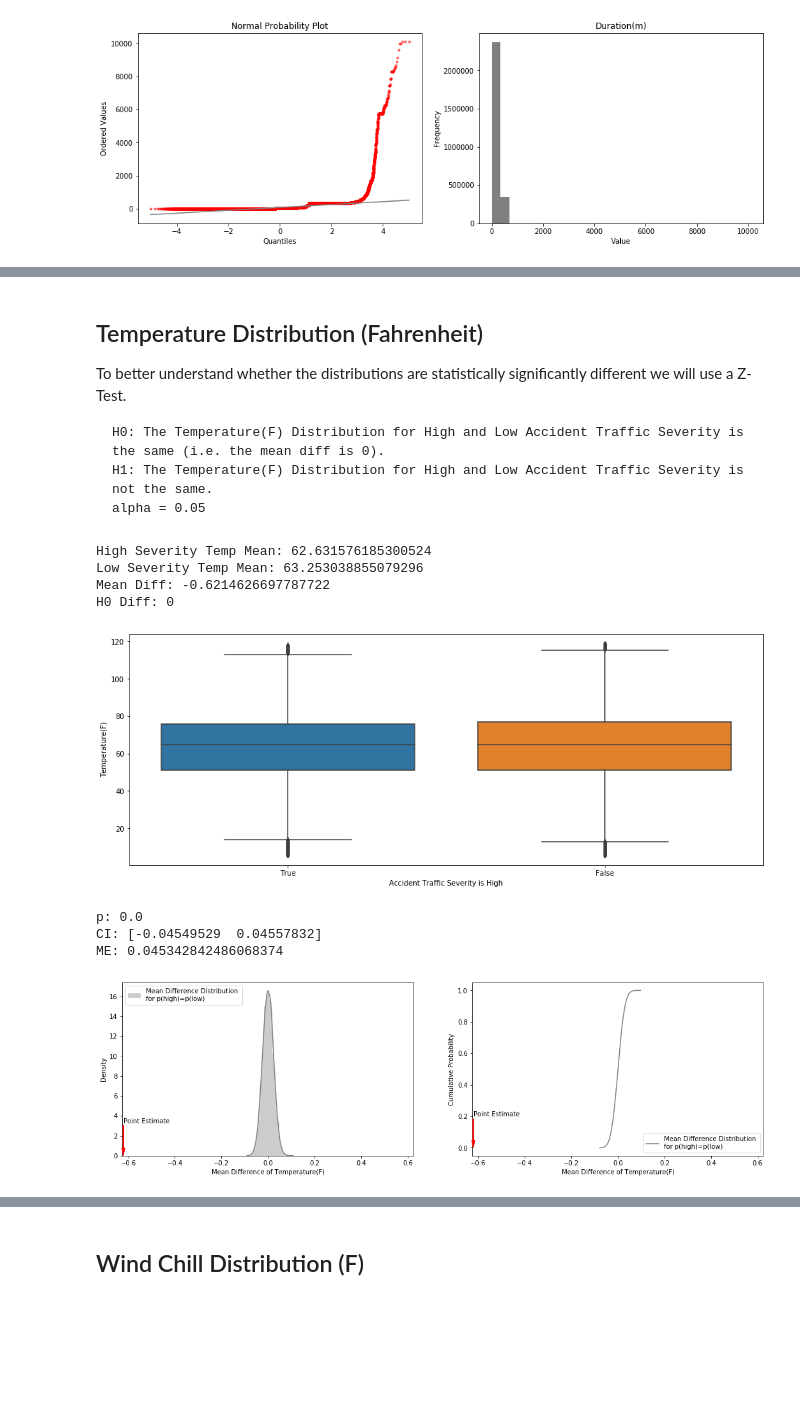
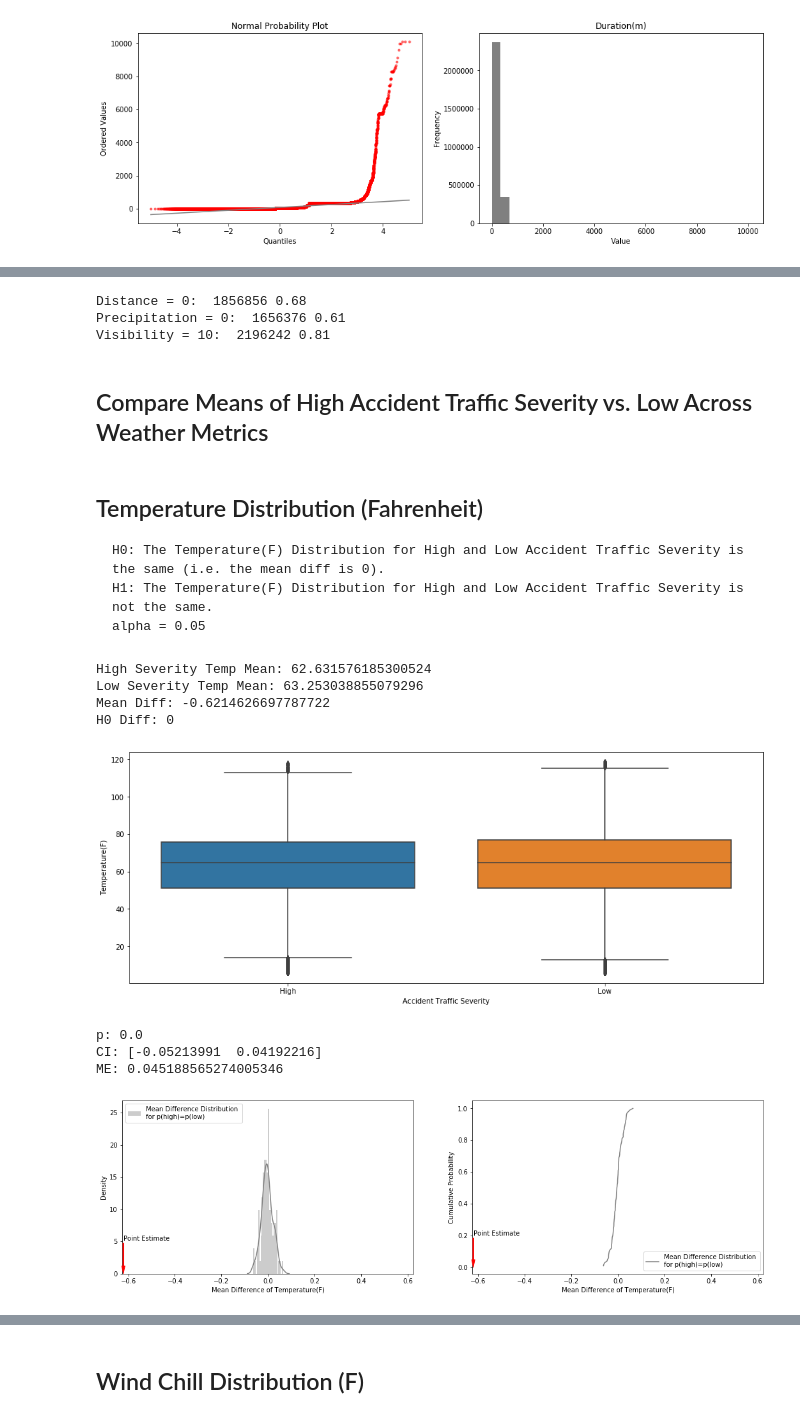
Before and after one commit to gibsongGH/Weather-Accident-Severity, a Jupyter notebook: notebooks/_Step 3 - Inferential Statistical Tests.ipynb, the cells around one changed output, grey strips where cells are left out. Cells and saved outputs as stored; diff of their text form; code cells hidden in the pictures; blank space fills up the shorter version.

```diff
--- a/notebooks/_Step 3 - Inferential Statistical Tests.ipynb
+++ b/notebooks/_Step 3 - Inferential Statistical Tests.ipynb
@@ -53,31 +62,40 @@ mpl.rcParams['figure.figsize'] = (16,6)
 # Define common statistical support functions
 
 # Comparison Function Difference of Means
-def mean_diff(data1,data2):
+def mean_diff(data1, data2):
     mean1 = np.mean(data1)
     mean2 = np.mean(data2)
     return mean1 - mean2
 
 # Permutation Sample Function
-def permutation_sample(data1,data2):
+def permutation_sample(data1, data2):
     """
     Creates a Permutation Sample from two data sets and returns two permutated samples
     with the same length as the original sets.
     """
-    data_both = np.concatenate((data1,data2))
+    data_both = np.concatenate((data1, data2))
     data_perm = np.random.permutation(data_both)
     perm_sample_1 = data_perm[:len(data1)]
     perm_sample_2 = data_perm[len(data1):]
-    return (perm_sample_1,perm_sample_2)
+    return (perm_sample_1, perm_sample_2)
 
 # Generate Permutation Replicates
-def draw_perm_reps(data1,data2,func,size=1):
+def draw_perm_reps(data1, data2, func, size=1):
     perm_replicates = np.empty(size)
     for i in range(size):
-        perm_sample_1,perm_sample_2 = permutation_sample(data1,data2)
-        perm_replicates[i] = func(perm_sample_1,perm_sample_2)
+        perm_sample_1, perm_sample_2 = permutation_sample(data1, data2)
+        perm_replicates[i] = func(perm_sample_1, perm_sample_2)
 
     return perm_replicates
+
+# Generate Subsample
+def sub_sample_mean(data, size=1000, count=100):
+    sub_sample = np.empty(count)
+    for i in range(count):
+        sub_sample_each = data.sample(n=size)
+        sub_sample[i] = np.mean(sub_sample_each)
+
+    return sub_sample
 
 # Empirical Cumulative Distribution Function
 def ecdf(data):
@@ -93,8 +111,8 @@ def ecdf(data):
     return x,y
 
 # p-values, confidence intervals, margin of error
-def test_mean_diff(data1,data2,mean_diff_val,h0_diff=0):
-    perm_replicates = draw_perm_reps(data1,data2,mean_diff,100)
+def test_mean_diff(data1, data2, mean_diff_val, count, h0_diff=0):
+    perm_replicates = draw_perm_reps(data1, data2, mean_diff, count)
 
     if mean_diff_val > 0:
         p = np.sum(perm_replicates >= mean_diff_val) / len(perm_replicates)
@@ -109,7 +127,7 @@ def test_mean_diff(data1,data2,mean_diff_val,h0_diff=0):
     ME = CI[1] - np.mean(perm_replicates)
     print("ME: {}".format(ME))
 
-    fig, (ax1,ax2) = plt.subplots(1,2,figsize=(18,5))
+    fig, (ax1, ax2) = plt.subplots(1, 2, figsize=(18, 5))
 
     plt.subplot(1,2,1)
 
@@ -192,6 +222,23 @@ The following box plots look similar to the eye, but with a p-value at zero, the
+# %%
+# Features with high percentage at default setting
+
+print("Distance = 0: ", train['Distance(mi)'][train['Distance(mi)'] ==0].count(), round(train['Distance(mi)'][train['Distance(mi)'] ==0].count()/ len(train),2))
+print("Precipitation = 0: ", train['Precipitation(in)'][train['Precipitation(in)'] ==0].count(), round(train['Precipitation(in)'][train['Precipitation(in)'] ==0].count()/ len(train),2))
+print("Visibility = 10: ", train['Visibility(mi)'][train['Visibility(mi)'] == 10].count(), round(train['Visibility(mi)'][train['Visibility(mi)'] ==10].count()/ len(train),2))
+# %% [output]
+Distance = 0:  1856856 0.68
+Precipitation = 0:  1656376 0.61
+Visibility = 10:  2196242 0.81
+# %%
+# Change defaulting features into binary columns
+
+train['DistanceZero'] = train['Distance(mi)'].apply(lambda x: 1 if x == 0 else 0)
+train['PrecipitationZero'] = train['Precipitation(in)'].apply(lambda x: 1 if x == 0 else 0)
+train['VisibilityTen'] = train['Distance(mi)'].apply(lambda x: 1 if x == 10 else 0)
+# %% [markdown]
+## Compare Means of High Accident Traffic Severity vs. Low Across Weather Metrics
 # %% [markdown]
 ## Temperature Distribution (Fahrenheit)
-To better understand whether the distributions are statistically significantly different we will use a Z-Test.
 
     H0: The Temperature(F) Distribution for High and Low Accident Traffic Severity is the same (i.e. the mean diff is 0).
     H1: The Temperature(F) Distribution for High and Low Accident Traffic Severity is not the same.
@@ -199,23 +246,23 @@ To better understand whether the distributions are statistically significantly d
 # %%
 high_temperature = high['Temperature(F)'].dropna()
 low_temperature = low['Temperature(F)'].dropna()
 
 high_low_diff = high_temperature.mean() - low_temperature.mean()
 h0_diff = 0
-print("High Severity Temp Mean: {}\nLow Severity Temp Mean: {}\nMean Diff: {}\nH0 Diff: {}".format(high_temperature.mean(), low_temperature.mean(), high_low_diff,h0_diff))
+print("High Severity Temp Mean: {}\nLow Severity Temp Mean: {}\nMean Diff: {}\nH0 Diff: {}".format(high_temperature.mean(), low_temperature.mean(), high_low_diff, h0_diff))
 
-sns.boxplot(x='SeverityLoHi',y='Temperature(F)',data=train,order=[True,False])
-plt.xlabel('Accident Traffic Severity is High')
+sns.boxplot(x='SeverityLoHi', y='Temperature(F)', data=train)
+plt.xlabel('Accident Traffic Severity')
 plt.show()
 
-test_mean_diff(high_temperature,low_temperature,high_low_diff)
+test_mean_diff(high_temperature, low_temperature, high_low_diff, 100)
 # %% [output]
 High Severity Temp Mean: 62.631576185300524
 Low Severity Temp Mean: 63.253038855079296
 Mean Diff: -0.6214626697787722
 H0 Diff: 0
-[figure, old version]
+[figure, new version]
 p: 0.0
-CI: [-0.04549529  0.04557832]
-ME: 0.045342842486068374
+CI: [-0.05213991  0.04192216]
+ME: 0.045188565274005346
-[figure, old version]
+[figure, new version]
```
Also changed, not shown: parts of 33 cells of this notebook.
